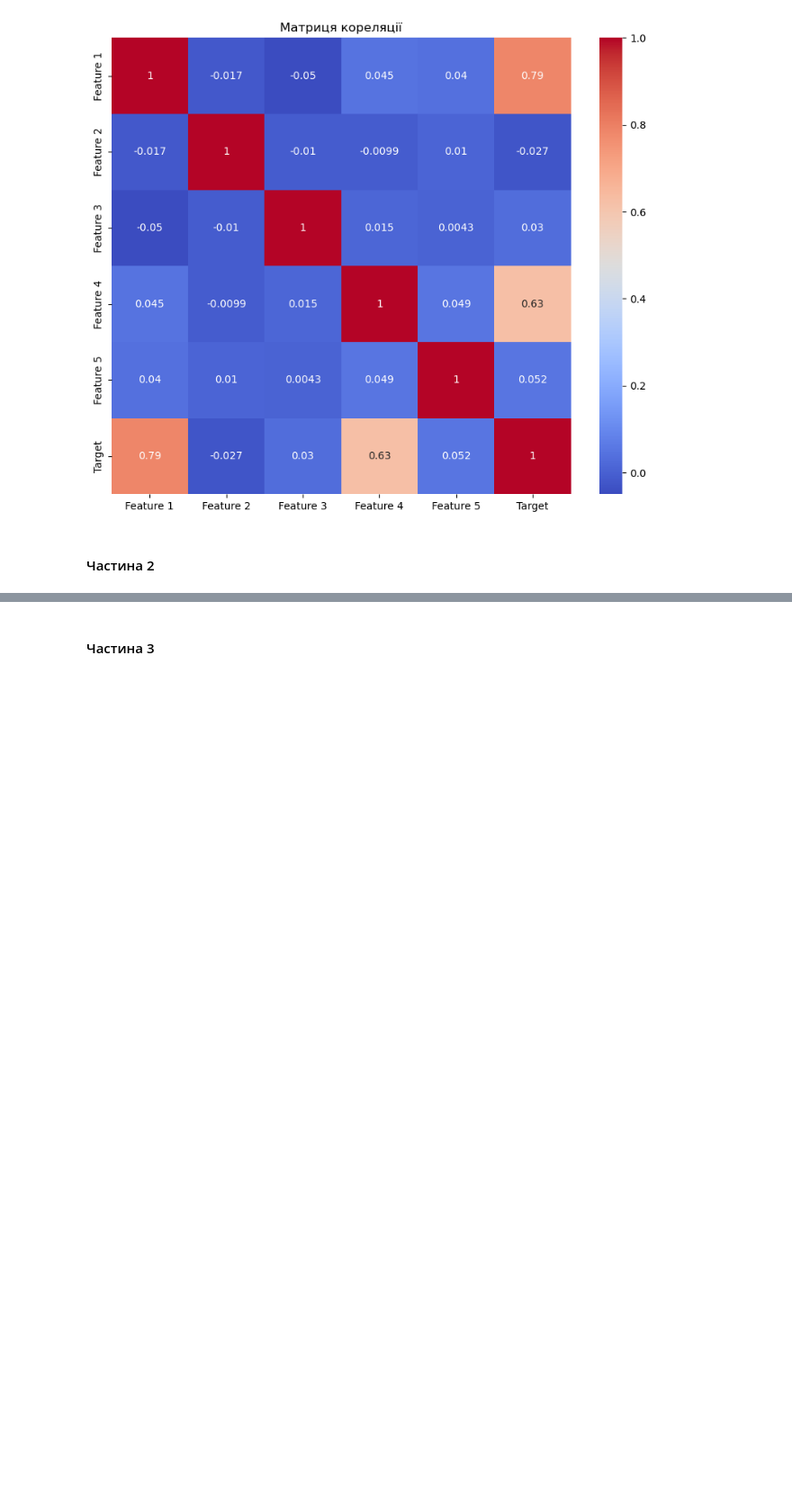
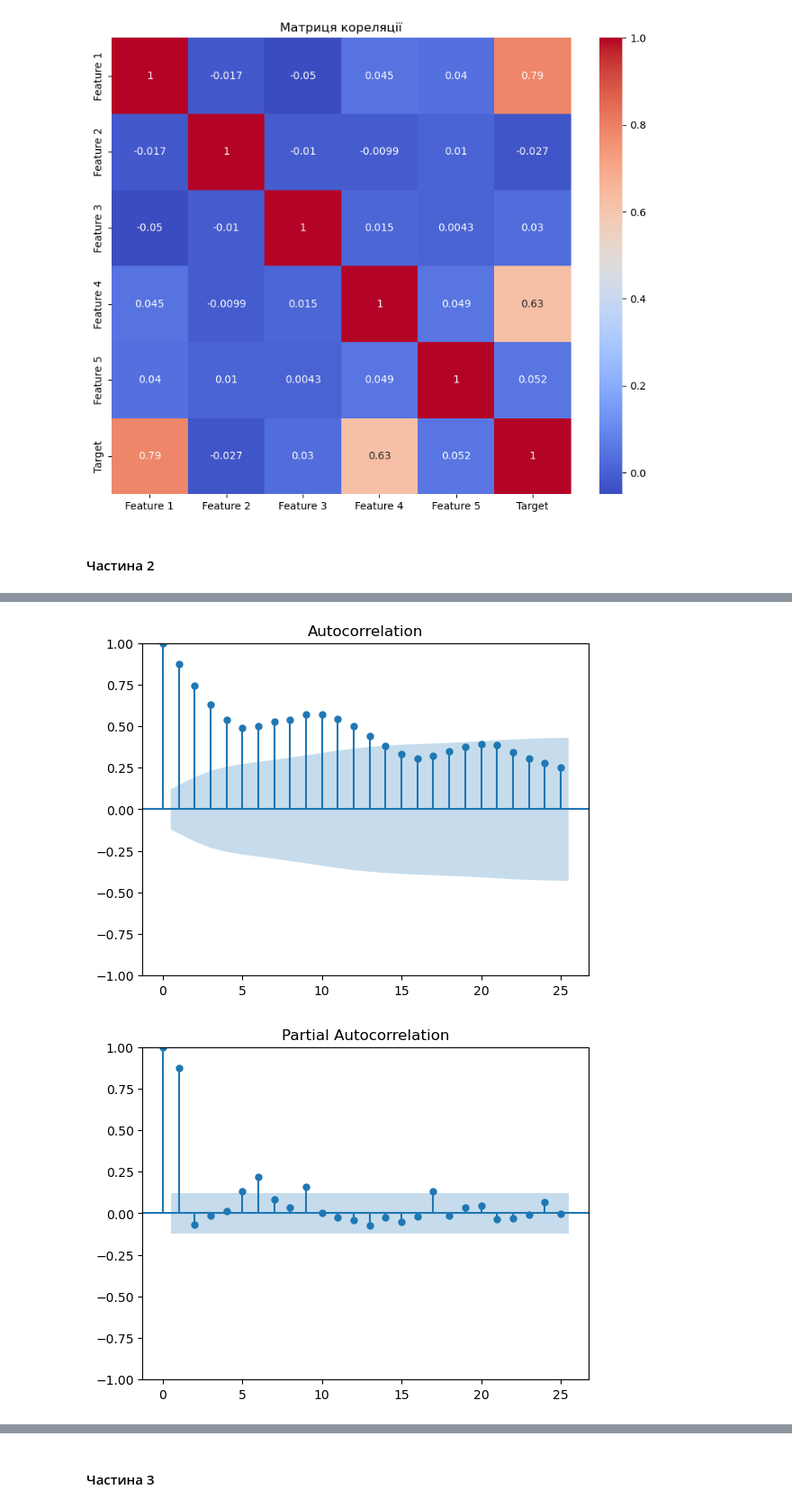
Before and after one commit to alexeyprvz/ML_2023_KNU_FIT_MIT31, a Jupyter notebook: Labs/2/Lab_2_Pereverzev.ipynb, the cells around one changed output, grey strips where cells are left out. Shown at 90% size. Cells and saved outputs as stored; diff of their text form; code cells hidden in the pictures; blank space fills up the shorter version.

```diff
--- a/Labs/2/Lab_2_Pereverzev.ipynb
+++ b/Labs/2/Lab_2_Pereverzev.ipynb
@@ -177,0 +204,9 @@ p-value: 0.05
+# %%
+from statsmodels.graphics.tsaplots import plot_acf, plot_pacf
+#Графіки автокореляції та часткової автокореляції
+plot_acf(data)
+plot_pacf(data)
+plt.show()
+# %% [output]
+[figure, added]
+[figure, added]
```
Also changed, not shown: parts of 9 cells of this notebook.
